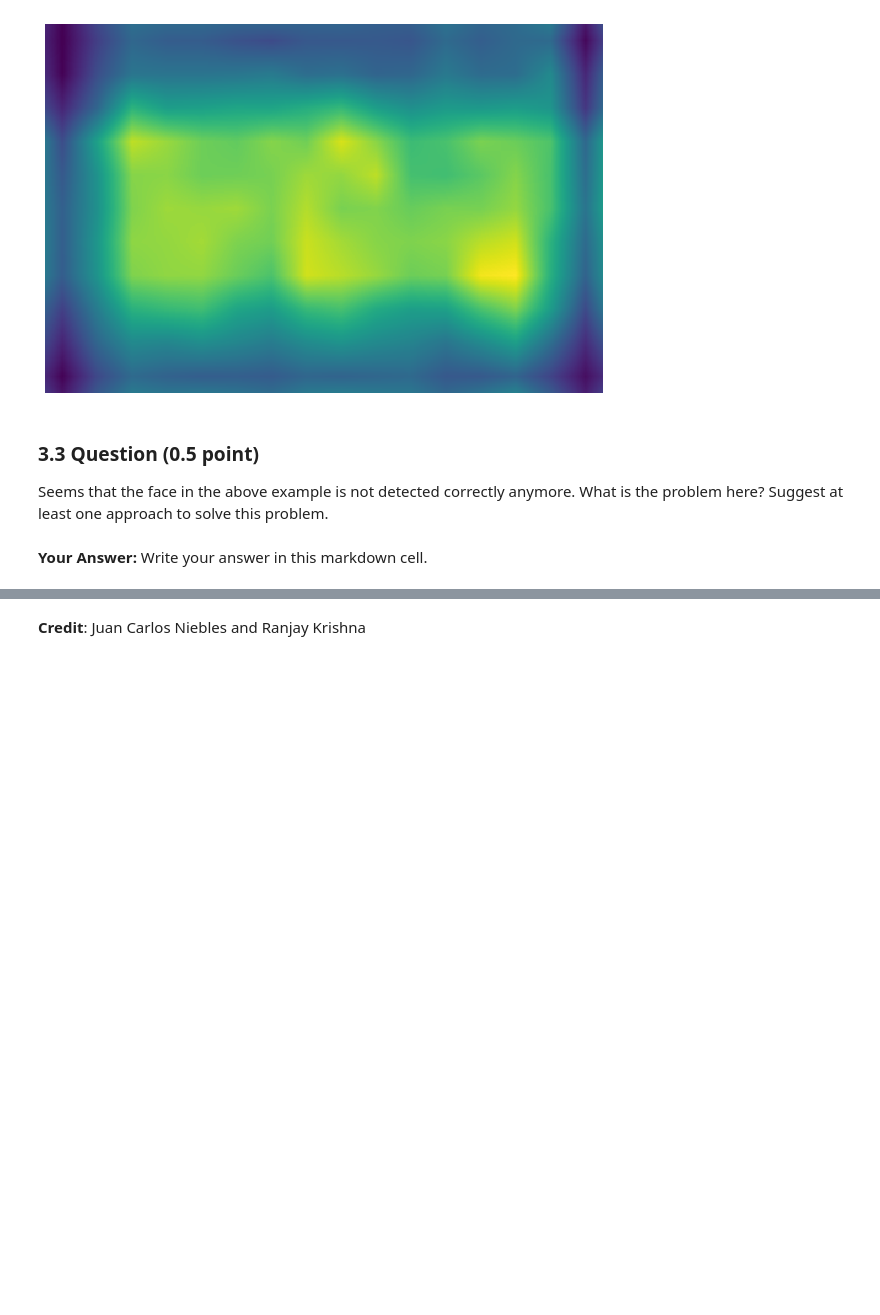
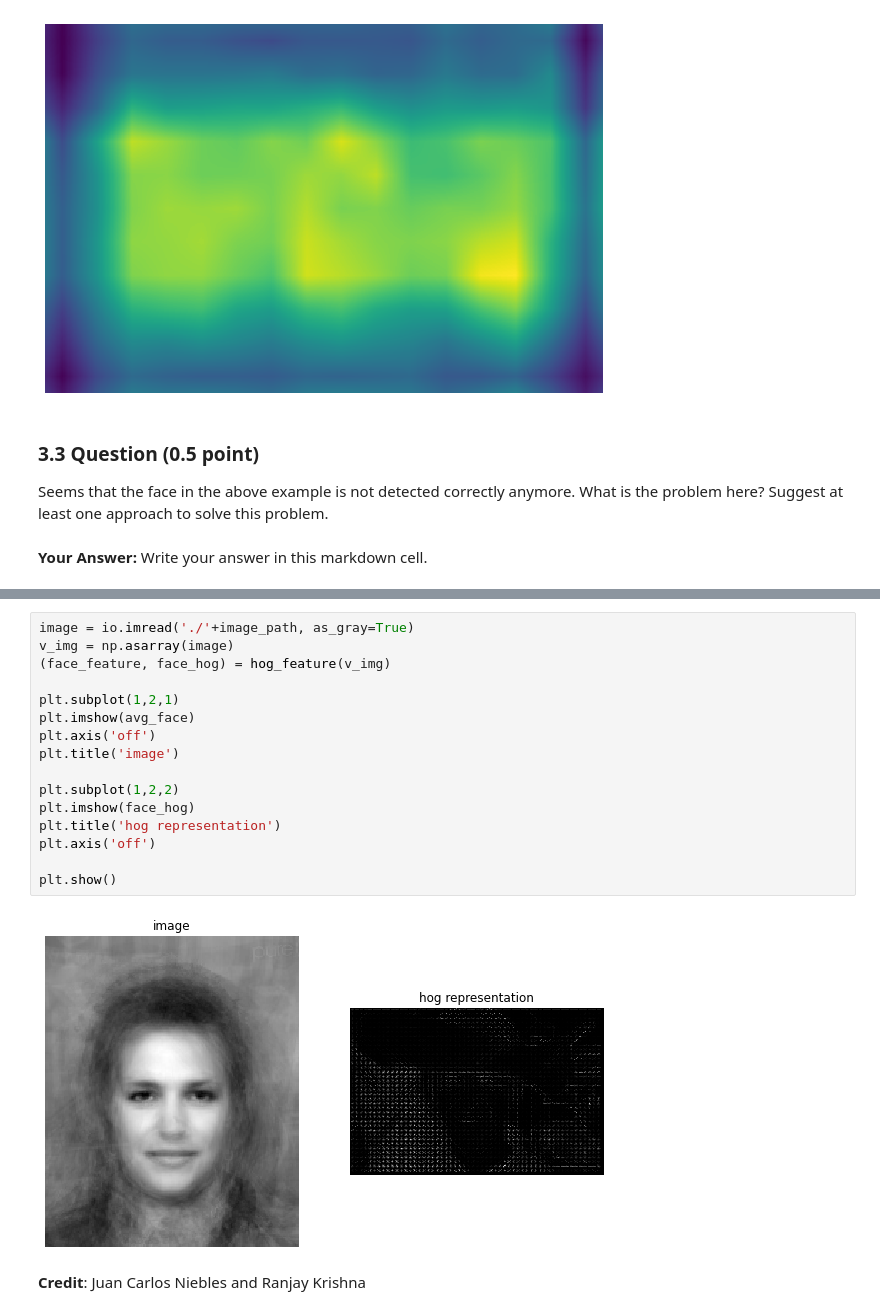
Before and after one commit to senku-kz/cv-pa5, a Jupyter notebook: PA5.ipynb, the cells around one changed output, grey strips where cells are left out. Saved outputs shown, nothing was run; the diff lists cells and outputs as text; blank space fills up the shorter version.

```diff
--- a/PA5.ipynb
+++ b/PA5.ipynb
@@ -235,2 +238,20 @@ Seems that the face in the above example is not detected correctly anymore. What
+# %%
+image = io.imread('./'+image_path, as_gray=True)
+v_img = np.asarray(image)
+(face_feature, face_hog) = hog_feature(v_img)
+
+plt.subplot(1,2,1)
+plt.imshow(avg_face)
+plt.axis('off')
+plt.title('image')
+
+plt.subplot(1,2,2)
+plt.imshow(face_hog)
+plt.title('hog representation')
+plt.axis('off')
+
+plt.show()
+# %% [output]
+[figure, added]
 # %% [markdown]
 **Credit**: Juan Carlos Niebles and Ranjay Krishna
```
Also changed, not shown: parts of 1 cell of this notebook.
